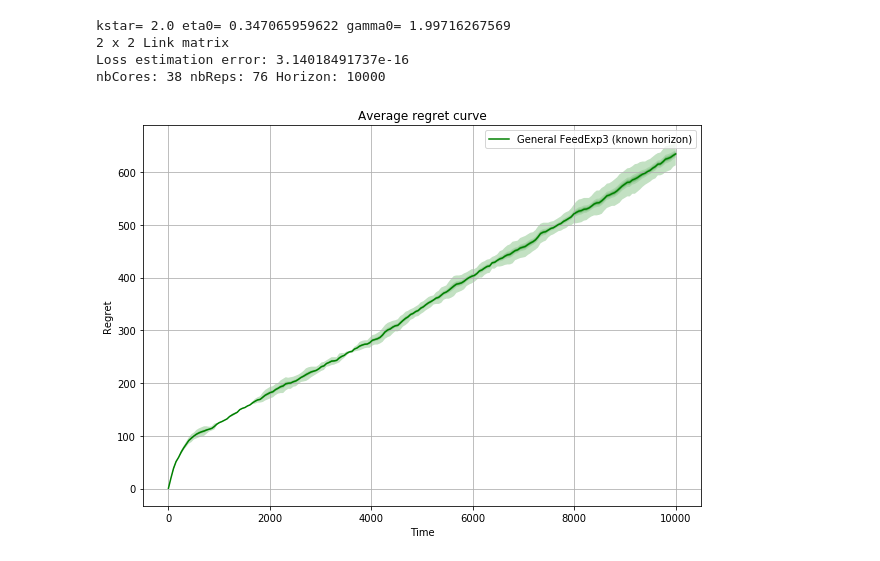
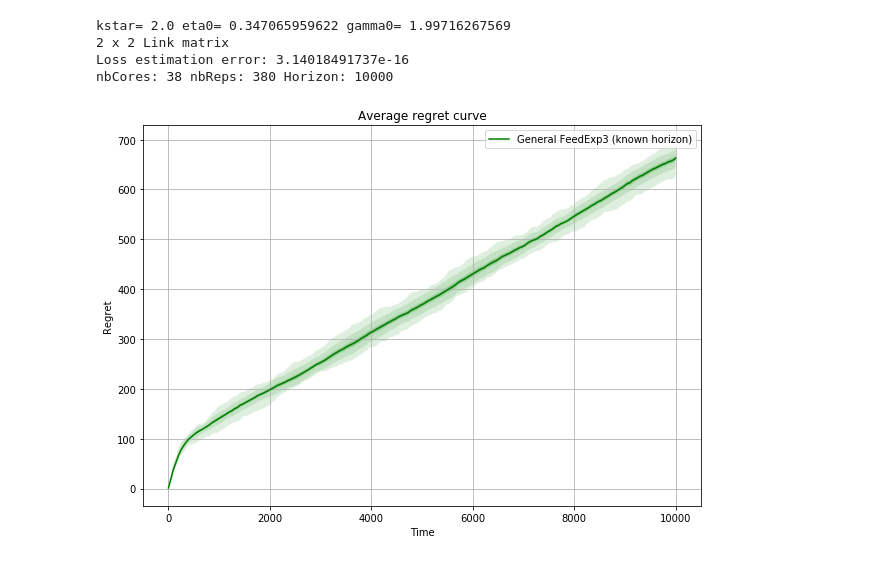
Before and after one commit to TanguyUrvoy/pmlib, a Jupyter notebook: PmlibTutorial.ipynb, the cells around one changed output. Saved outputs shown, nothing was run; the diff lists cells and outputs as text; code cells hidden in the pictures.

```diff
--- a/PmlibTutorial.ipynb
+++ b/PmlibTutorial.ipynb
@@ -162,33 +160,33 @@ P(0000)=0.046875 P(0001)=0.015625 P(0010)=0.046875 P(0011)=0.015625 P(0100)=0.04
 # %%
 # The present version only include 4 variants of FeedExp3 algorithm.
 # The BasicFeedexp3 class only works with some forms of numeric feedback matrices where
 # there exists an NxN matrix K such that L=KF (See Piccolboni & Schindelhauer 2000).
 # The GeneralFeedexp3 uses Cell decomposition to handle more general forms of feedbacks.
 # The eta and gamma parameters can be optimized for known horizon.
 # When these parameters are set to zero we use an anytime version whith dynamic eta and gamma parameters
 # as specified in (Cesa-Bianchi et al. 2006).
 
 from multiprocessing import cpu_count
 nbCores = max(1,cpu_count() - 2)
-nbReps = nbCores*2
+nbReps = nbCores*10
 horizon = 10000
 
 pm_game = pmlib.AppleTasting([0.05,0.95])
 
 import matplotlib.pyplot as plt
 plt.rcParams["figure.figsize"] = [10.,7.]
 
 
 eta, gamma = pmlib.optimal_Feedexp3_parameters(pm_game, horizon)
 gfx3 = pmlib.GeneralFeedexp3(pm_game, eta , gamma)
 cumRegrets1 = pmlib.eval_policy_parallel(nbCores, nbReps, horizon, pm_game, gfx3)
 pmlib.init_plot("Average regret curve")
 pmlib.plot_regret(cumRegrets1, mylabel= "General FeedExp3 (known horizon)", mycolor = 'green')
 pmlib.show_plot()
 # %% [output]
 kstar= 2.0 eta0= 0.347065959622 gamma0= 1.99716267569
 2 x 2 Link matrix
 Loss estimation error: 3.14018491737e-16
-nbCores: 38 nbReps: 76 Horizon: 10000
+nbCores: 38 nbReps: 380 Horizon: 10000
-[figure, old version]
+[figure, new version]
 # %%
```
Also changed, not shown: parts of 10 cells of this notebook, 2 other files.
